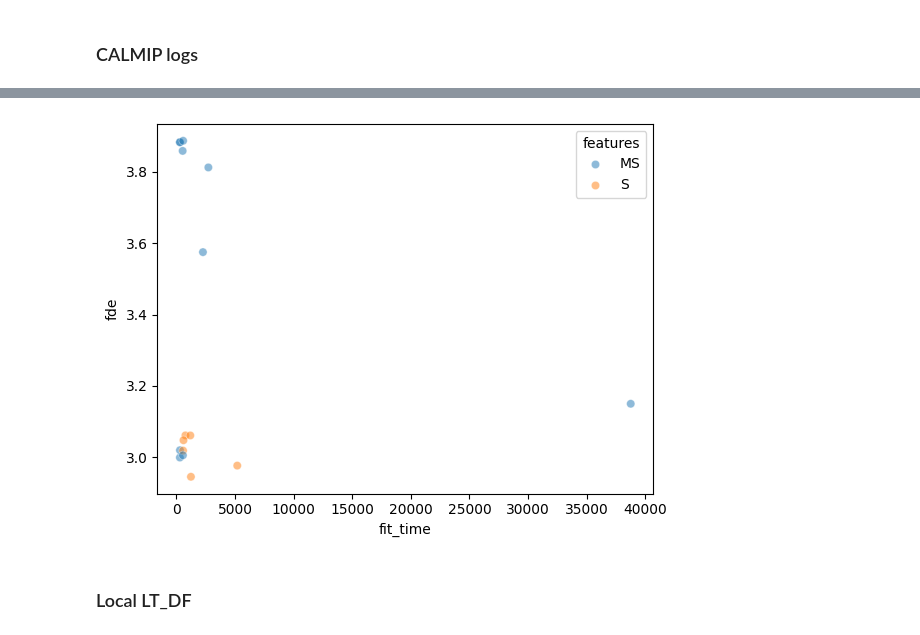
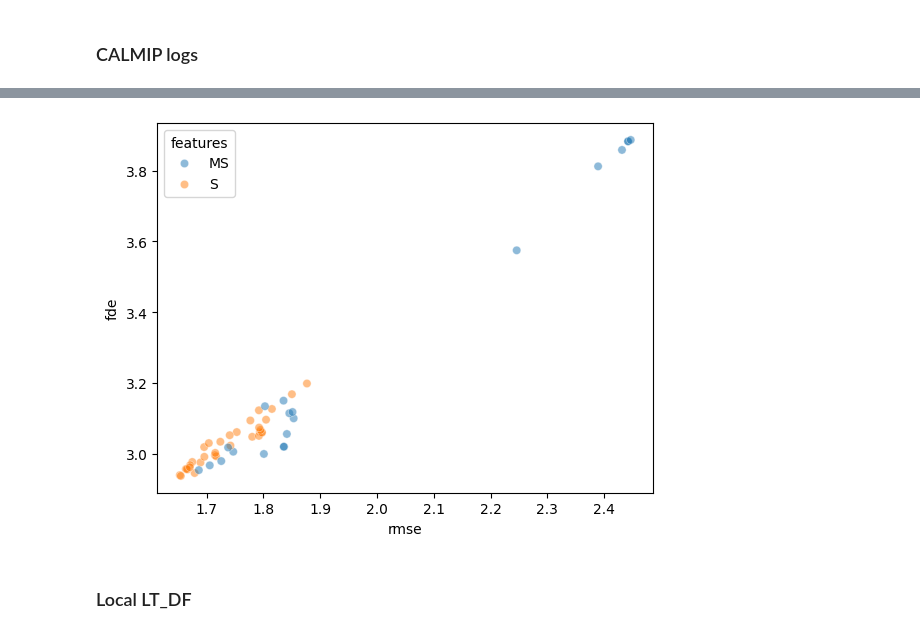
Before and after one commit to arnaud-odet/Time-Series-Library, a Jupyter notebook: results.ipynb, the cells around one changed output, grey strips where cells are left out. Saved outputs shown, nothing was run; the diff lists cells and outputs as text; code cells hidden in the pictures.

```diff
--- a/results.ipynb
+++ b/results.ipynb
@@ -35,10 +35,10 @@ cp_logs_df[['model','features','input_features','seq_len', 'pred_len','lstm_laye
 | 11 | Transformer | S | A | 32 | 32 | 2 | 2 | 256 | 1 | ... |
 # %%
 sns.scatterplot( data = cp_logs_df,
-                x = 'fit_time', y='fde', alpha = 0.5,
+                x = 'rmse', y='fde', alpha = 0.5,
                 hue= 'features');
 # %% [output]
-[figure, old version]
+[figure, new version]
 # %% [markdown]
 ### Local LT_DF
 # %%
```
Also changed, not shown: parts of 6 cells of this notebook, 2 other files.
